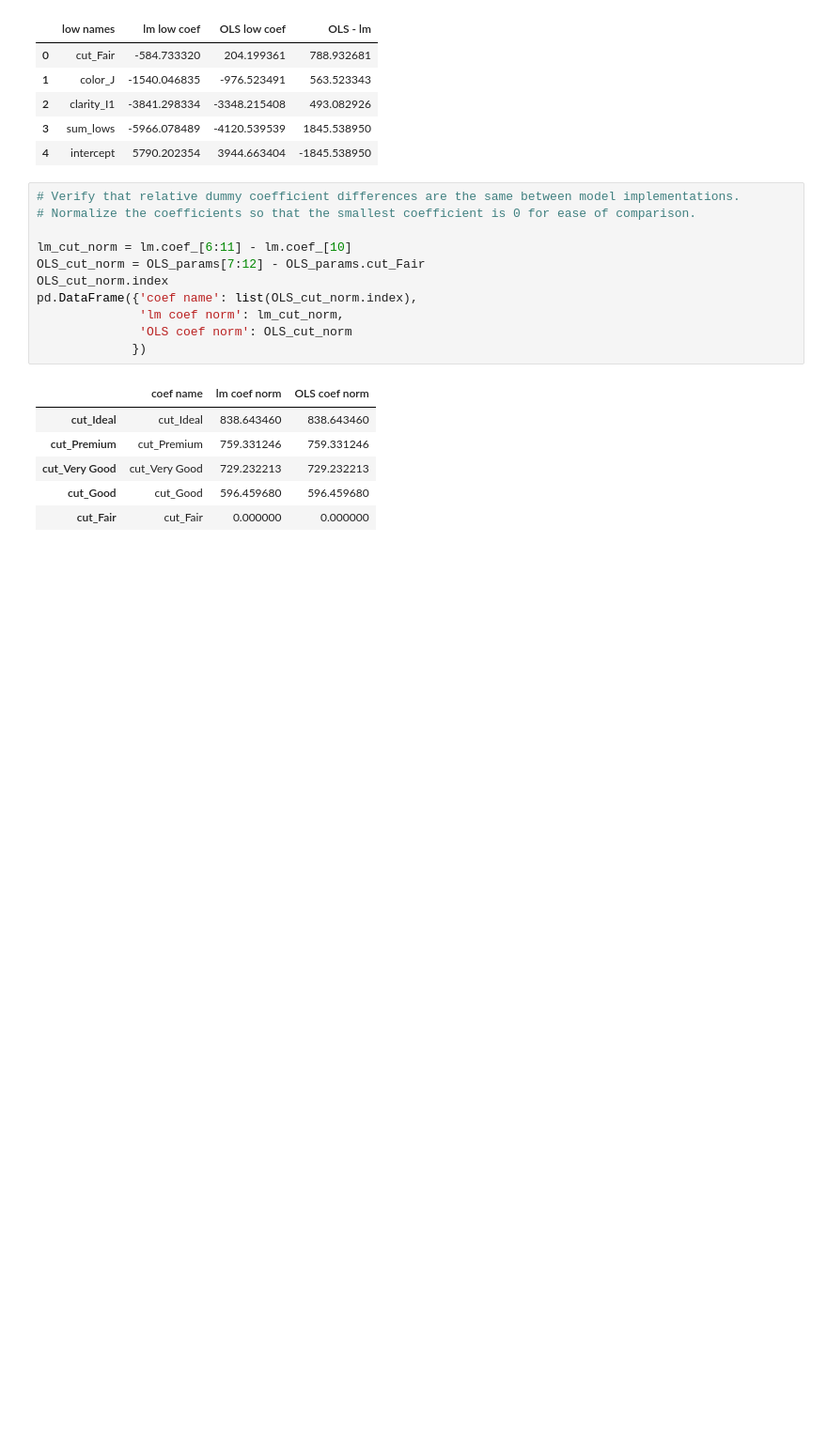
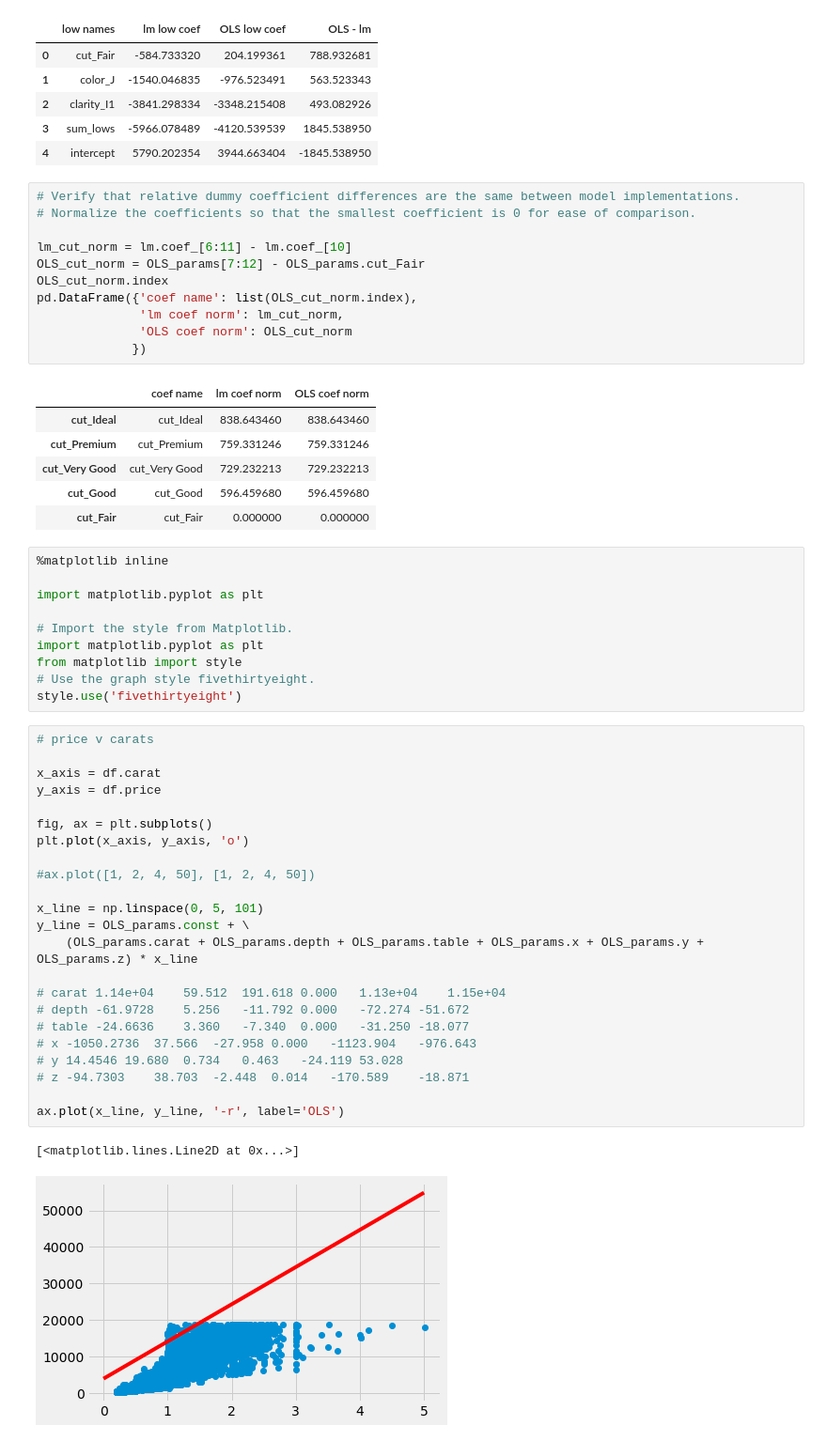
Before and after one commit to telwoo/final-project, a Jupyter notebook: import_provisional_data.ipynb, the cells around one changed output. Shown: that part at 94% size. Cells and saved outputs as stored; diff of their text form; blank space fills up the shorter version.

```diff
--- a/import_provisional_data.ipynb
+++ b/import_provisional_data.ipynb
@@ -377,3 +395,39 @@ pd.DataFrame({'coef name': list(OLS_cut_norm.index),
 | cut_Very Good | cut_Very Good | 729.232213 | 729.232213 |
 | cut_Good | cut_Good | 596.459680 | 596.459680 |
 | cut_Fair | cut_Fair | 0.000000 | 0.000000 |
+# %%
+%matplotlib inline
+
+import matplotlib.pyplot as plt
+
+# Import the style from Matplotlib.
+import matplotlib.pyplot as plt
+from matplotlib import style
+# Use the graph style fivethirtyeight.
+style.use('fivethirtyeight')
+# %%
+# price v carats
+
+x_axis = df.carat
+y_axis = df.price
+
+fig, ax = plt.subplots()
+plt.plot(x_axis, y_axis, 'o')
+
+#ax.plot([1, 2, 4, 50], [1, 2, 4, 50])
+
+x_line = np.linspace(0, 5, 101)
+y_line = OLS_params.const + \
+    (OLS_params.carat + OLS_params.depth + OLS_params.table + OLS_params.x + OLS_params.y + OLS_params.z) * x_line
+
+# carat	1.14e+04	59.512	191.618	0.000	1.13e+04	1.15e+04
+# depth	-61.9728	5.256	-11.792	0.000	-72.274	-51.672
+# table	-24.6636	3.360	-7.340	0.000	-31.250	-18.077
+# x	-1050.2736	37.566	-27.958	0.000	-1123.904	-976.643
+# y	14.4546	19.680	0.734	0.463	-24.119	53.028
+# z	-94.7303	38.703	-2.448	0.014	-170.589	-18.871
+
+ax.plot(x_line, y_line, '-r', label='OLS')
+# %% [output]
+[<matplotlib.lines.Line2D at 0x...>]
+[figure, added]
```
Also changed, not shown: parts of 12 cells of this notebook, 1 other file.
